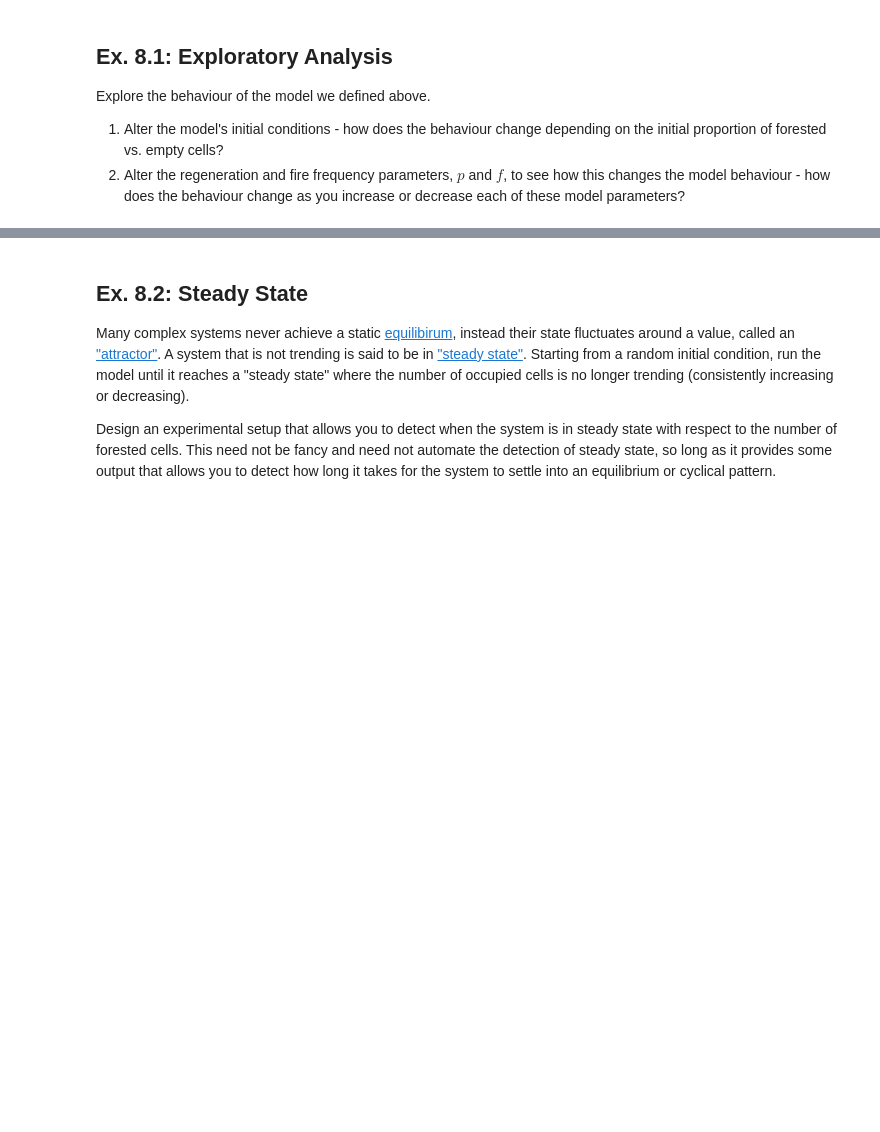
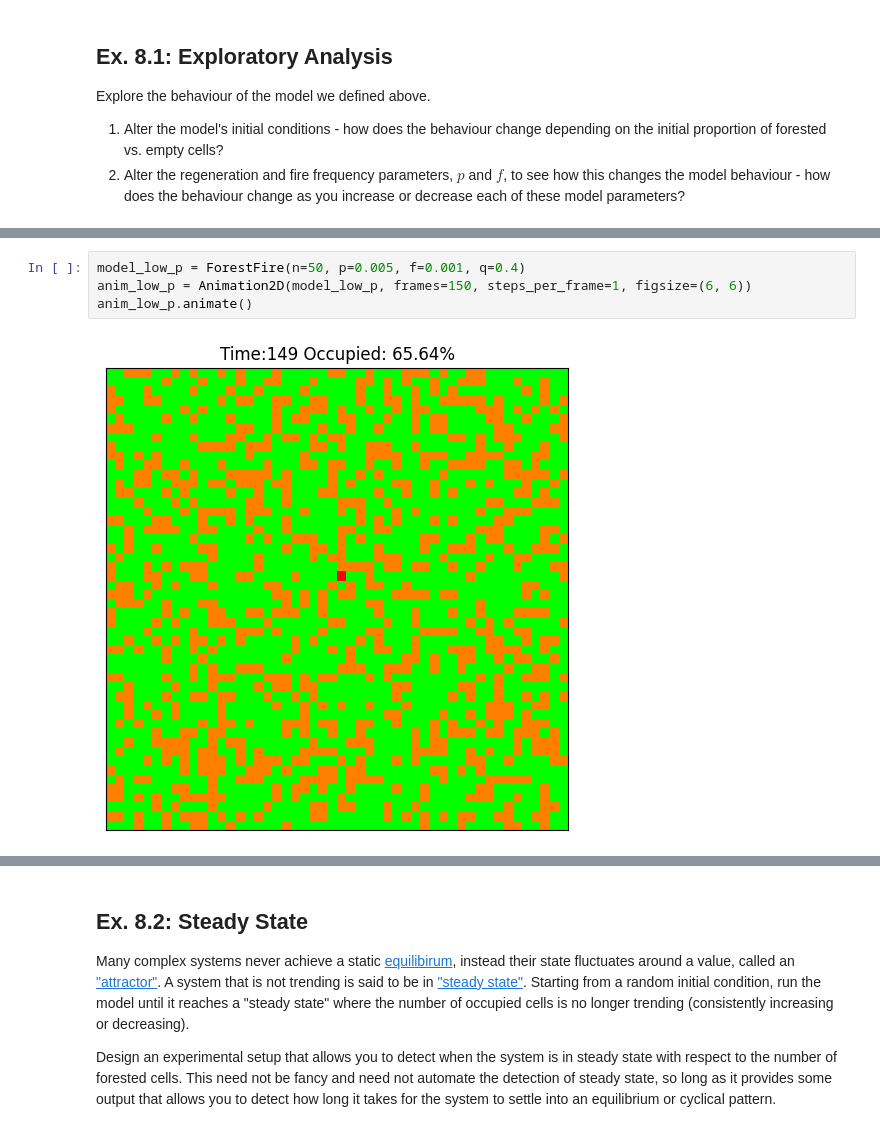
Before and after one commit to nikag2006/cap-comp215, a Jupyter notebook: labs/lab07-10-fire.ipynb, the cells around one changed output, grey strips where cells are left out. Saved outputs shown, nothing was run; the diff lists cells and outputs as text; blank space fills up the shorter version.

```diff
--- a/labs/lab07-10-fire.ipynb
+++ b/labs/lab07-10-fire.ipynb
@@ -288,2 +283,8 @@ anim_low_p.animate()
+# %%
+model_low_p = ForestFire(n=50, p=0.005, f=0.001, q=0.4)
+anim_low_p = Animation2D(model_low_p, frames=150, steps_per_frame=1, figsize=(6, 6))
+anim_low_p.animate()
+# %% [output]
+[figure, added]
 # %%
 # Fire frequency (f)
```
Also changed, not shown: parts of 5 cells of this notebook.
